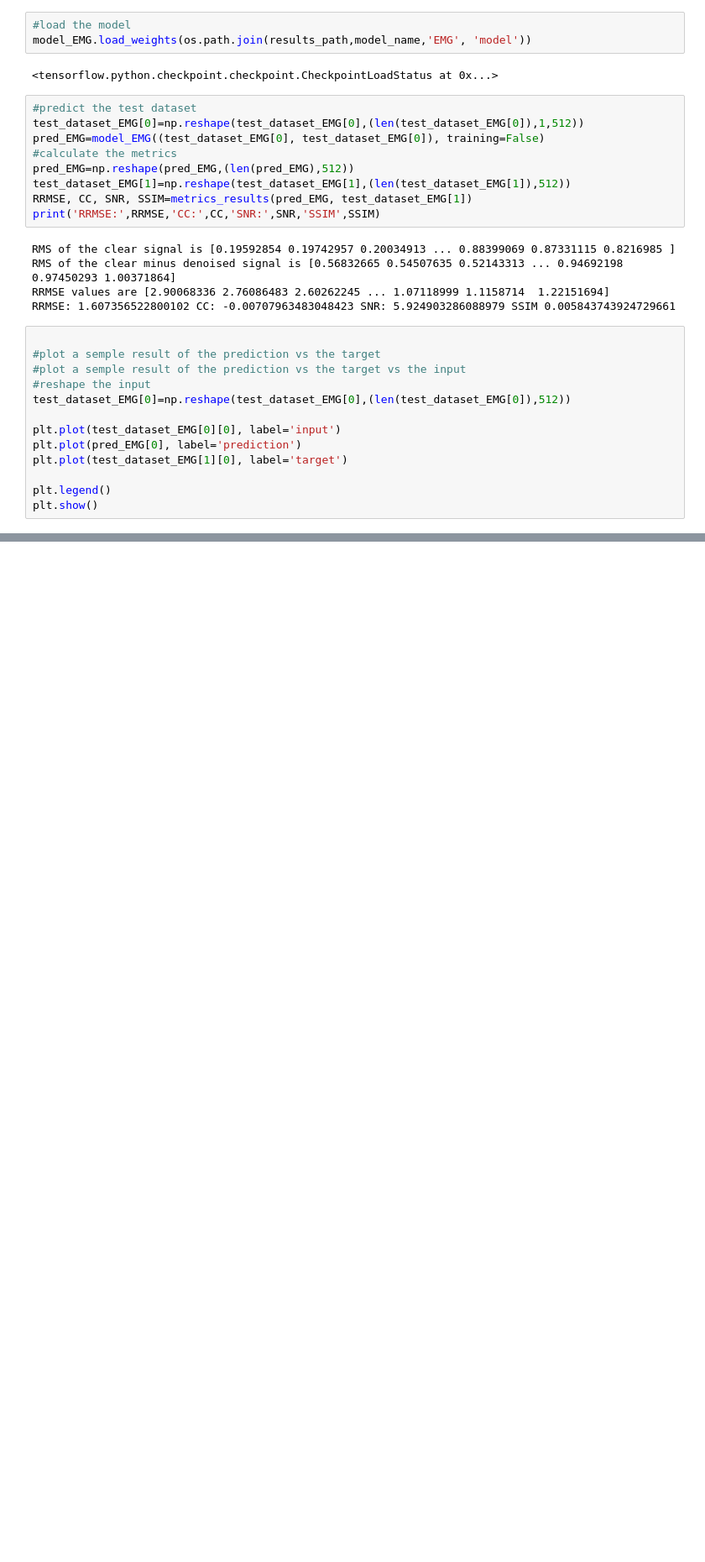
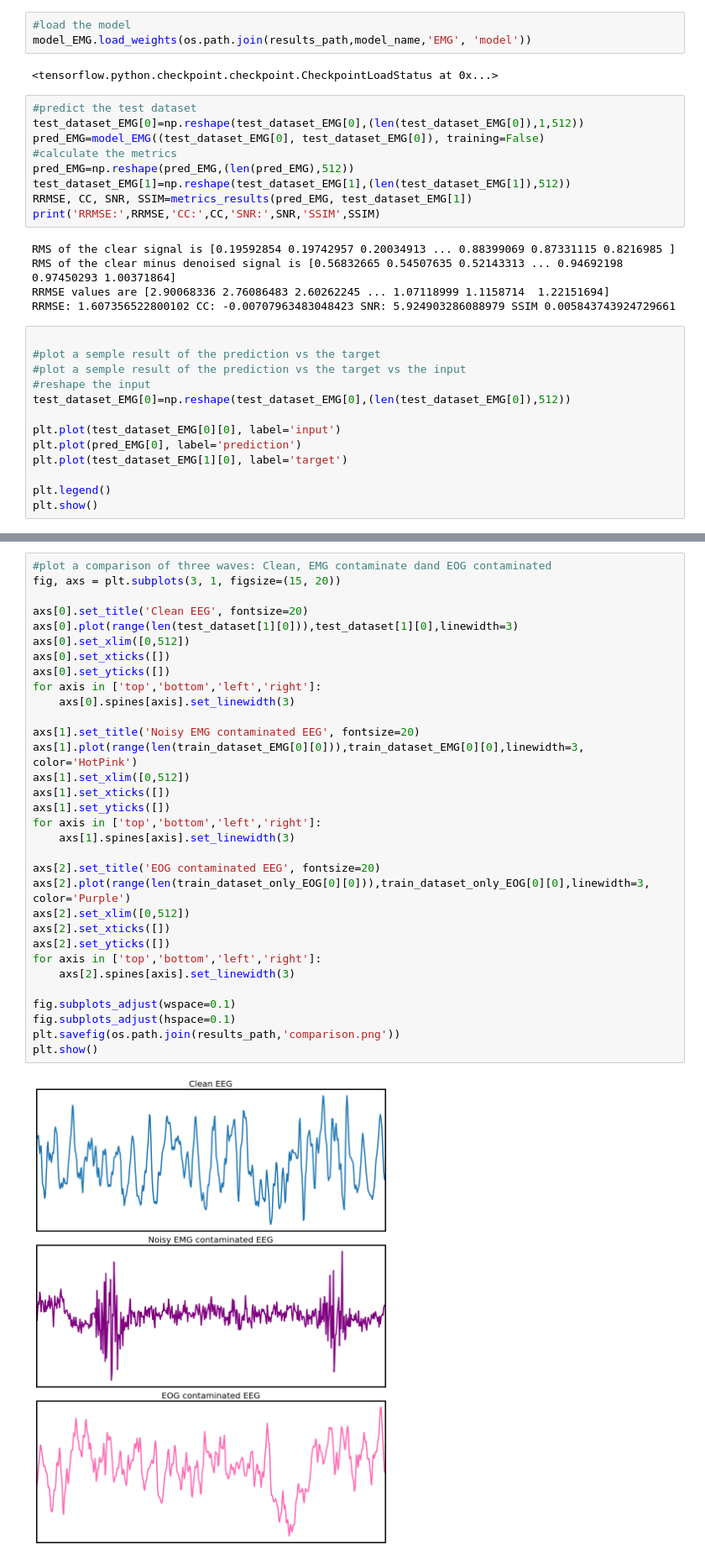
Before and after one commit to MartinaDoku2001/Thesis, a Jupyter notebook: proposed_model.ipynb, the cells around one changed output, grey strips where cells are left out. Shown at 84% size. Drawn from its saved outputs; the diff is of its cells as text; blank space fills up the shorter version.

```diff
--- a/proposed_model.ipynb
+++ b/proposed_model.ipynb
@@ -956,0 +973,34 @@ plt.savefig(os.path.join(results_path,'denoised_EEG.png'))
+# %%
+#plot a comparison of three waves: Clean, EMG contaminate dand EOG contaminated
+fig, axs = plt.subplots(3, 1, figsize=(15, 20))
+
+axs[0].set_title('Clean EEG', fontsize=20)
+axs[0].plot(range(len(test_dataset[1][0])),test_dataset[1][0],linewidth=3)
+axs[0].set_xlim([0,512])
+axs[0].set_xticks([])
+axs[0].set_yticks([])
+for axis in ['top','bottom','left','right']:
+    axs[0].spines[axis].set_linewidth(3)
+
+axs[1].set_title('Noisy EMG contaminated EEG', fontsize=20)
+axs[1].plot(range(len(train_dataset_EMG[0][0])),train_dataset_EMG[0][0],linewidth=3, color='HotPink')
+axs[1].set_xlim([0,512])
+axs[1].set_xticks([])
+axs[1].set_yticks([])
+for axis in ['top','bottom','left','right']:
+    axs[1].spines[axis].set_linewidth(3)
+
+axs[2].set_title('EOG contaminated EEG', fontsize=20)
+axs[2].plot(range(len(train_dataset_only_EOG[0][0])),train_dataset_only_EOG[0][0],linewidth=3, color='Purple')
+axs[2].set_xlim([0,512])
+axs[2].set_xticks([])
+axs[2].set_yticks([])
+for axis in ['top','bottom','left','right']:
+    axs[2].spines[axis].set_linewidth(3)
+
+fig.subplots_adjust(wspace=0.1)
+fig.subplots_adjust(hspace=0.1)
+plt.savefig(os.path.join(results_path,'comparison.png'))
+plt.show()
+# %% [output]
+[figure, added]
```
Also changed, not shown: parts of 2 cells of this notebook, 3 other files.
